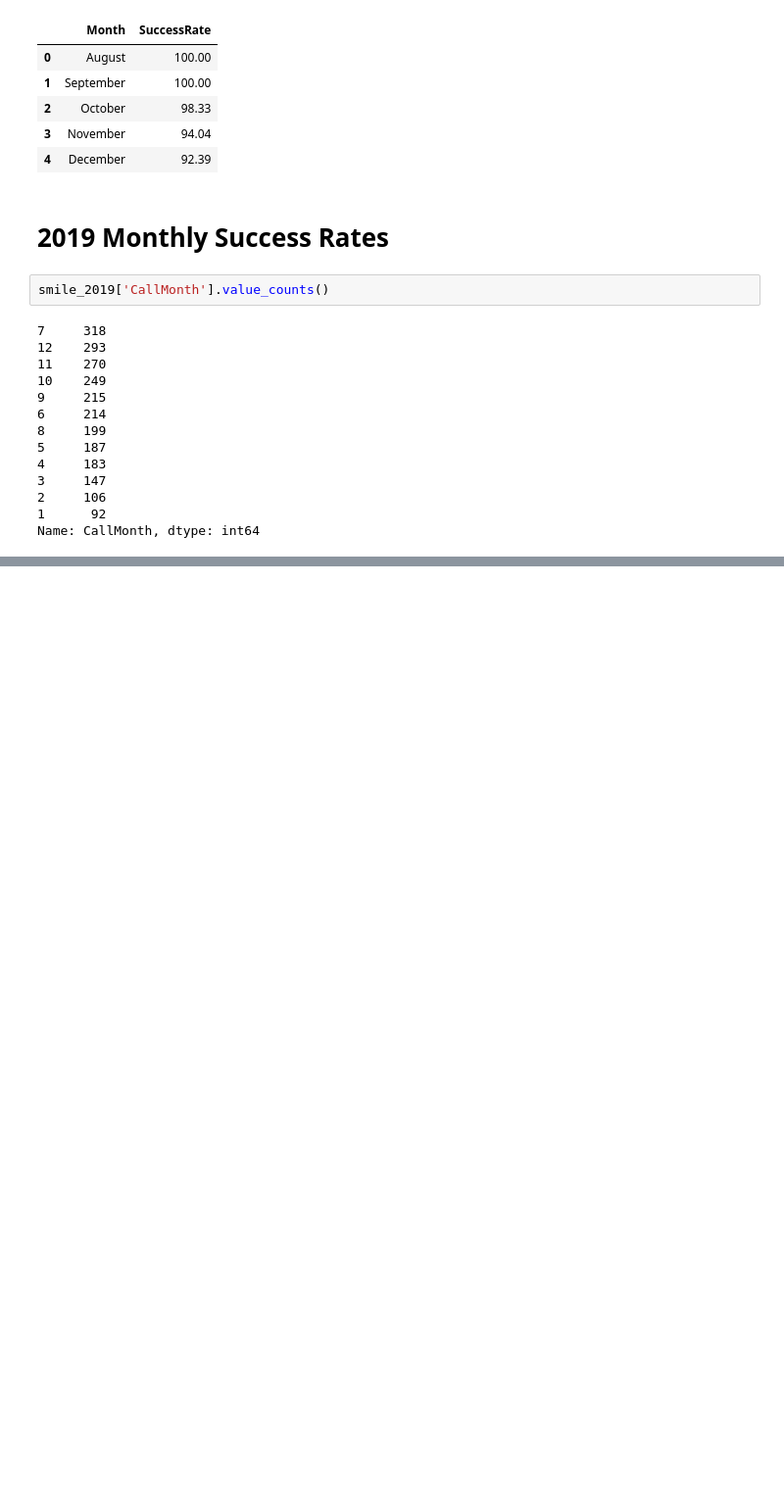
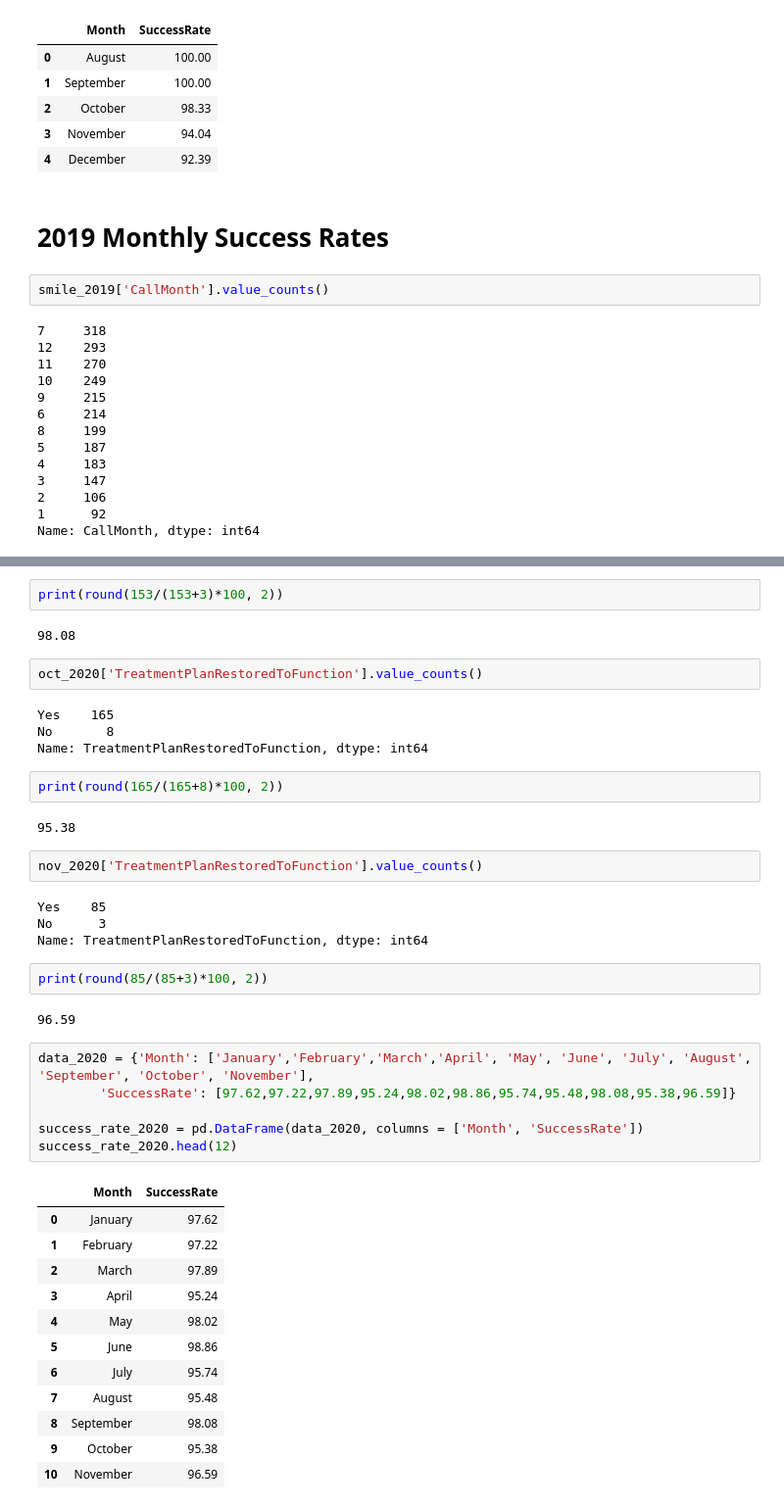
Before and after one commit to bsfcs/smile-on-spiderman, a Jupyter notebook: notebooks/smile_on_eda.ipynb, the cells around one changed output, grey strips where cells are left out. Shown: that part at 98% size. Saved outputs shown, nothing was run; the diff lists cells and outputs as text; blank space fills up the shorter version.

```diff
--- a/notebooks/smile_on_eda.ipynb
+++ b/notebooks/smile_on_eda.ipynb
@@ -509,0 +778,43 @@ Name: CallMonth, dtype: int64
+# %%
+print(round(153/(153+3)*100, 2))
+# %% [output]
+98.08
+# %%
+oct_2020['TreatmentPlanRestoredToFunction'].value_counts()
+# %% [output]
+Yes    165
+No       8
+Name: TreatmentPlanRestoredToFunction, dtype: int64
+# %%
+print(round(165/(165+8)*100, 2))
+# %% [output]
+95.38
+# %%
+nov_2020['TreatmentPlanRestoredToFunction'].value_counts()
+# %% [output]
+Yes    85
+No      3
+Name: TreatmentPlanRestoredToFunction, dtype: int64
+# %%
+print(round(85/(85+3)*100, 2))
+# %% [output]
+96.59
+# %%
+data_2020 = {'Month': ['January','February','March','April', 'May', 'June', 'July', 'August', 'September', 'October', 'November'],
+        'SuccessRate': [97.62,97.22,97.89,95.24,98.02,98.86,95.74,95.48,98.08,95.38,96.59]}
+
+success_rate_2020 = pd.DataFrame(data_2020, columns = ['Month', 'SuccessRate'])
+success_rate_2020.head(12)
+# %% [output]
+|  | Month | SuccessRate |
+| 0 | January | 97.62 |
+| 1 | February | 97.22 |
+| 2 | March | 97.89 |
+| 3 | April | 95.24 |
+| 4 | May | 98.02 |
+| 5 | June | 98.86 |
+| 6 | July | 95.74 |
+| 7 | August | 95.48 |
+| 8 | September | 98.08 |
+| 9 | October | 95.38 |
+| 10 | November | 96.59 |
```
Also changed, not shown: parts of 47 cells of this notebook.
